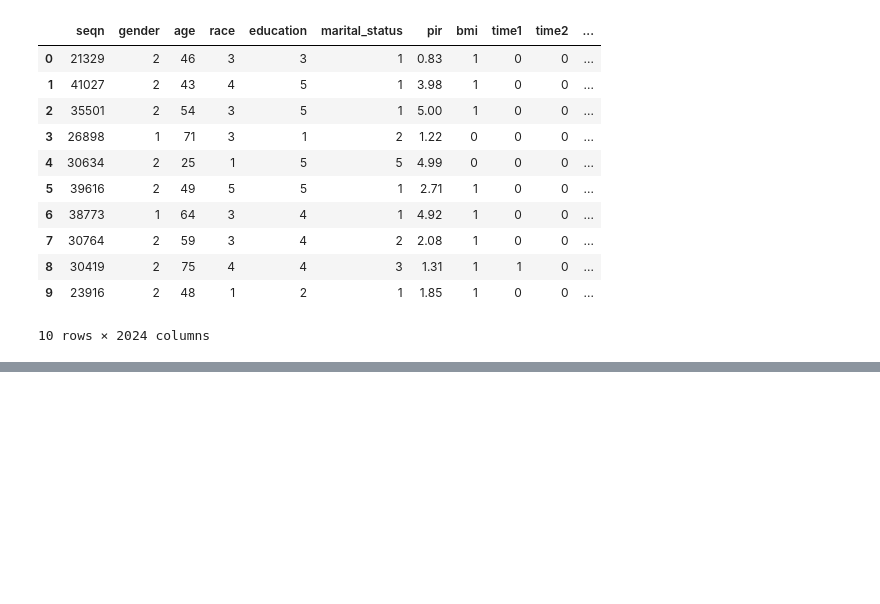
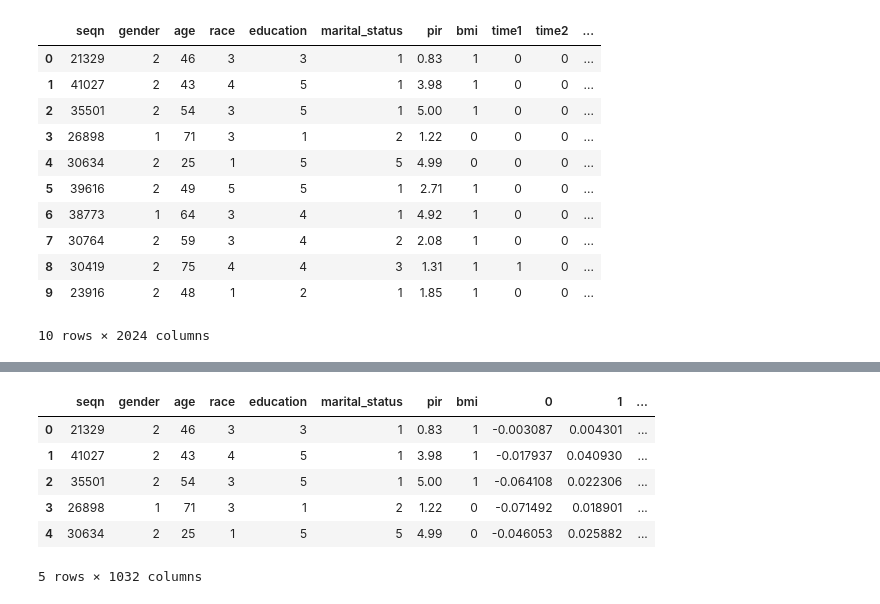
Before and after one commit to yousmni3269/embedding, a Jupyter notebook: embedding_moment.ipynb, the cells around one changed output, grey strips where cells are left out. Drawn from its saved outputs; the diff is of its cells as text; code cells hidden in the pictures; blank space fills up the shorter version.

```diff
--- a/embedding_moment.ipynb
+++ b/embedding_moment.ipynb
@@ -226,2 +193,27 @@ TimeseriesOutputs(forecast=None,
                   metadata='mean',
                   illegal_output=False)
+# %%
+# extract embedding results
+embeddings = output.embeddings
+embeddings_np = embeddings.detach().cpu().numpy()
+
+# convert to dataframe
+embeddings_df = pd.DataFrame(embeddings_np)
+
+# combine with columns up to 'bmi' from the original dataset
+embeddings_df = pd.concat([pd.DataFrame(embeddings_np), df_subset.loc[:, :'bmi']], axis=1)
+
+# reorder columns
+original_cols = df_subset.loc[:, :'bmi'].columns.tolist()
+embedding_cols = list(range(embeddings_np.shape[1]))
+embeddings_df = embeddings_df[original_cols + embedding_cols]
+
+embeddings_df.head()
+# %% [output]
+|  | seqn | gender | age | race | education | marital_status | pir | bmi | 0 | 1 | ... |
+| 0 | 21329 | 2 | 46 | 3 | 3 | 1 | 0.83 | 1 | -0.003087 | 0.004301 | ... |
+| 1 | 41027 | 2 | 43 | 4 | 5 | 1 | 3.98 | 1 | -0.017937 | 0.040930 | ... |
+| 2 | 35501 | 2 | 54 | 3 | 5 | 1 | 5.00 | 1 | -0.064108 | 0.022306 | ... |
+| 3 | 26898 | 1 | 71 | 3 | 1 | 2 | 1.22 | 0 | -0.071492 | 0.018901 | ... |
+| 4 | 30634 | 2 | 25 | 1 | 5 | 5 | 4.99 | 0 | -0.046053 | 0.025882 | ... |
+5 rows × 1032 columns
```
Also changed, not shown: parts of 16 cells of this notebook, 3 other files.
